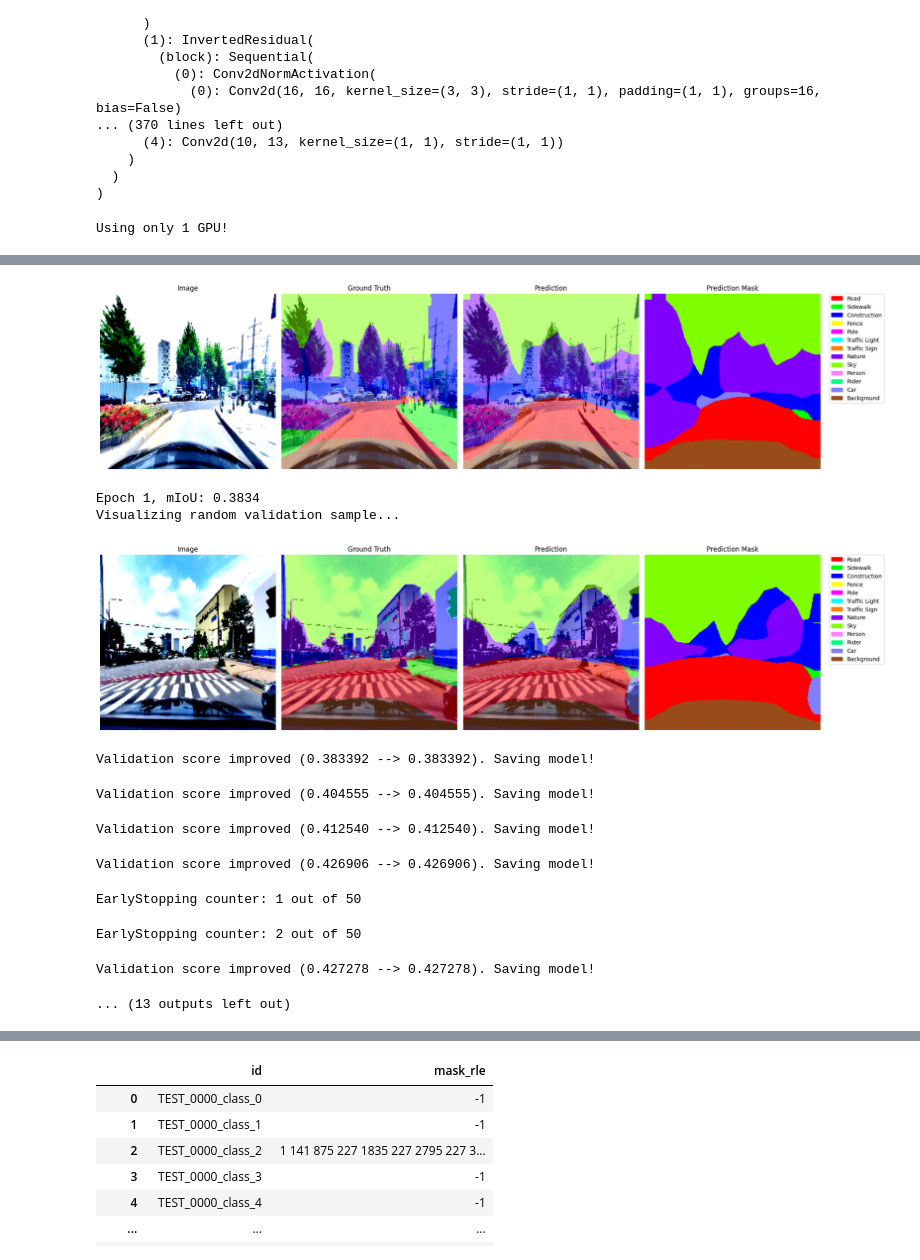
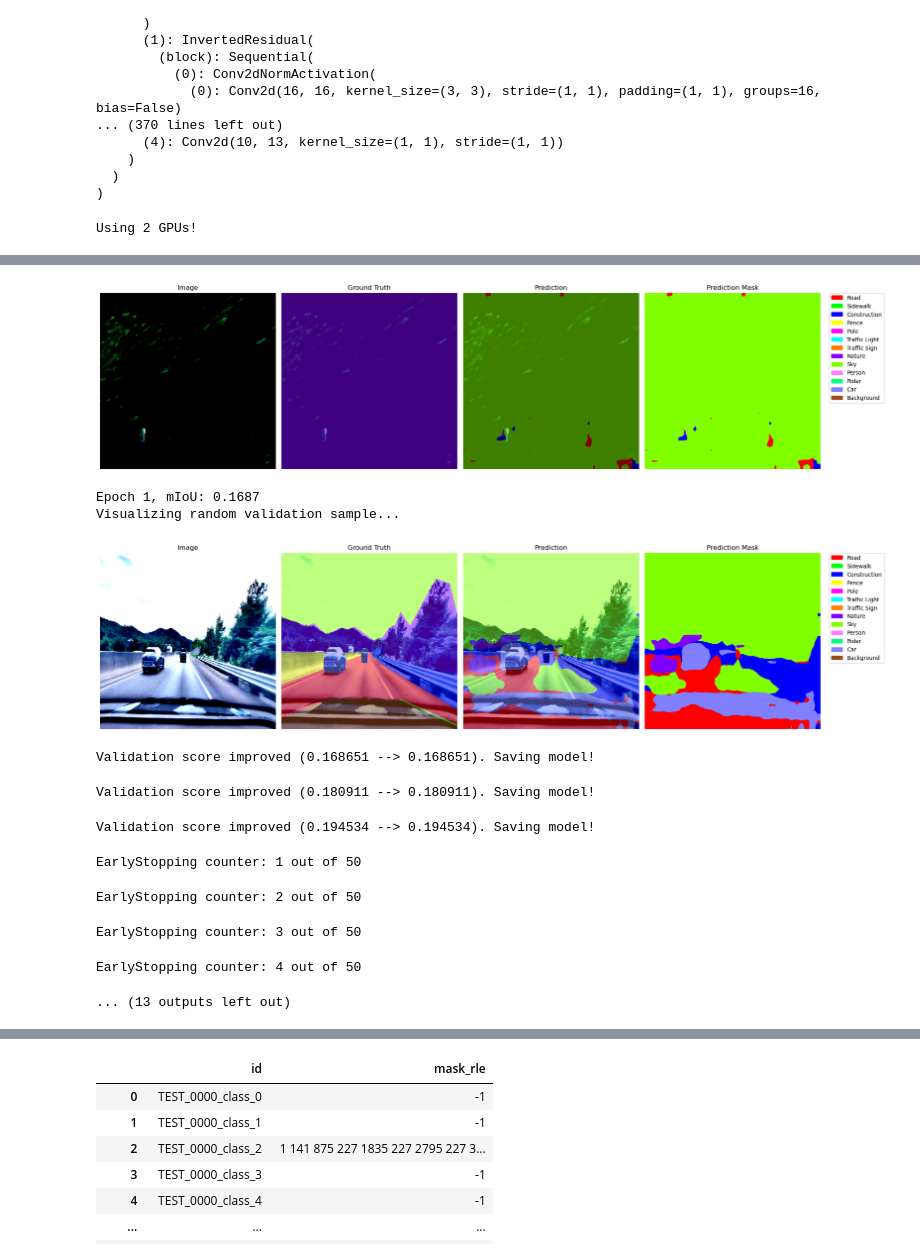
Before and after one commit to SHlee-TDA/samsung_challenge, a Jupyter notebook: notebooks/[23.09.04]deeplabv3_last.ipynb, the cells around one changed output, grey strips where cells are left out. Cells and saved outputs as stored; diff of their text form; code cells hidden in the pictures.

Commit message:
fix fisheye

```diff
--- a/notebooks/[23.09.04]deeplabv3_last.ipynb
+++ b/notebooks/[23.09.04]deeplabv3_last.ipynb
@@ -53,8 +53,8 @@ import albumentations as A
 from src.data.fisheye_transform import FisheyeTransform
 
 augmentation = A.Compose([
-    FisheyeTransform(p=0.5),
-    #A.RandomCrop(width=224, height=224),
+    FisheyeTransform(always_apply=True),
+    A.RandomCrop(width=224, height=224),
     A.RandomScale(scale_limit=0.2, p=0.2),
     #A.RandomRotate90(p=0.5),
     A.HorizontalFlip(p=0.2),
@@ -62,7 +62,7 @@ augmentation = A.Compose([
     A.ColorJitter(p=0.3),
     A.GaussianBlur(blur_limit=(3, 7), p=0.2),
     #A.CoarseDropout(max_holes=8, max_height=16, max_width=16, fill_value=0, p=0.5),
-    A.Resize(224, 224),
+    A.Resize(513, 513),
     A.Normalize(mean=[0.485, 0.456, 0.406],
                 std=[0.229, 0.224, 0.225]),
     ToTensorV2()
@@ -71,7 +71,7 @@ augmentation = A.Compose([
 
 transform = A.Compose(
     [
-        A.Resize(224, 224),
+        A.Resize(513, 513),
         A.Normalize(mean=[0.485, 0.456, 0.406], # ImageNet 데이터의 통계량으로 정규화
                     std=[0.229, 0.224, 0.225]),
         ToTensorV2()
@@ -276,8 +192,9 @@ import os
 from torch.utils.tensorboard import SummaryWriter  # TensorBoard의 SummaryWriter를 임포트합니다.
 
 from torch.optim.lr_scheduler import OneCycleLR
+
 from src.tools.metrics import compute_mIoU
-
+from src.visualization.plotting import monitor_training_process
 # 1. 모델 불러오기
 if torch.cuda.device_count() > 1:
     print(f"Using {torch.cuda.device_count()} GPUs!")
@@ -343,7 +260,7 @@ writer = SummaryWriter('runs/'+checkpoint_dir)
 
 for epoch in range(num_epochs):
     model.train()
-    model.freeze_bn()
+    model.module.freeze_bn()
     total_loss = 0.0
     total_iou = 0.0
     num_batches = 0
@@ -397,7 +314,7 @@ for epoch in range(num_epochs):
         save_checkpoint(model, optimizer, scheduler, checkpoint_path)
         # For Training data
         print("Visualizing random training sample...")
-        visualize_random_sample(train_dataset, model, device)
+        monitor_training_process(train_dataset, model, device)
 
 
     # 5. 검증 (간략하게 표현)
@@ -424,7 +341,7 @@ for epoch in range(num_epochs):
         if epoch % 100 == 0:
             print(f"Epoch {epoch + 1}, mIoU: {avg_mIoU:.4f}")
             print("Visualizing random validation sample...")
-            visualize_random_sample(valid_dataset, model, device)
+            monitor_training_process(valid_dataset, model, device)
 
 
     # 학습률 업데이트 및 로깅
@@ -438,4 +355,4 @@ for epoch in range(num_epochs):
         print("Early stopping triggered!")
         break
 # %% [output]
-Using only 1 GPU!
+Using 2 GPUs!
@@ -443,14 +360,14 @@ Epoch 1 - Training Loss: 32.4562, Training mIoU: 0.3199
 Checkpoint saved to checkpoint.pth.
 Visualizing random training sample...
-[figure, old version]
+[figure, new version]
-Epoch 1, mIoU: 0.3834
+Epoch 1, mIoU: 0.1687
 Visualizing random validation sample...
-[figure, old version]
+[figure, new version]
-Validation score improved (0.383392 --> 0.383392). Saving model!
+Validation score improved (0.168651 --> 0.168651). Saving model!
-Validation score improved (0.404555 --> 0.404555). Saving model!
+Validation score improved (0.180911 --> 0.180911). Saving model!
-Validation score improved (0.412540 --> 0.412540). Saving model!
+Validation score improved (0.194534 --> 0.194534). Saving model!
-Validation score improved (0.426906 --> 0.426906). Saving model!
+EarlyStopping counter: 1 out of 50
-EarlyStopping counter: 1 out of 50
+EarlyStopping counter: 2 out of 50
-EarlyStopping counter: 2 out of 50
+EarlyStopping counter: 3 out of 50
-Validation score improved (0.427278 --> 0.427278). Saving model!
+EarlyStopping counter: 4 out of 50
 ... (13 outputs left out)
```
Also changed, not shown: parts of 5 cells of this notebook, 3 other files.
